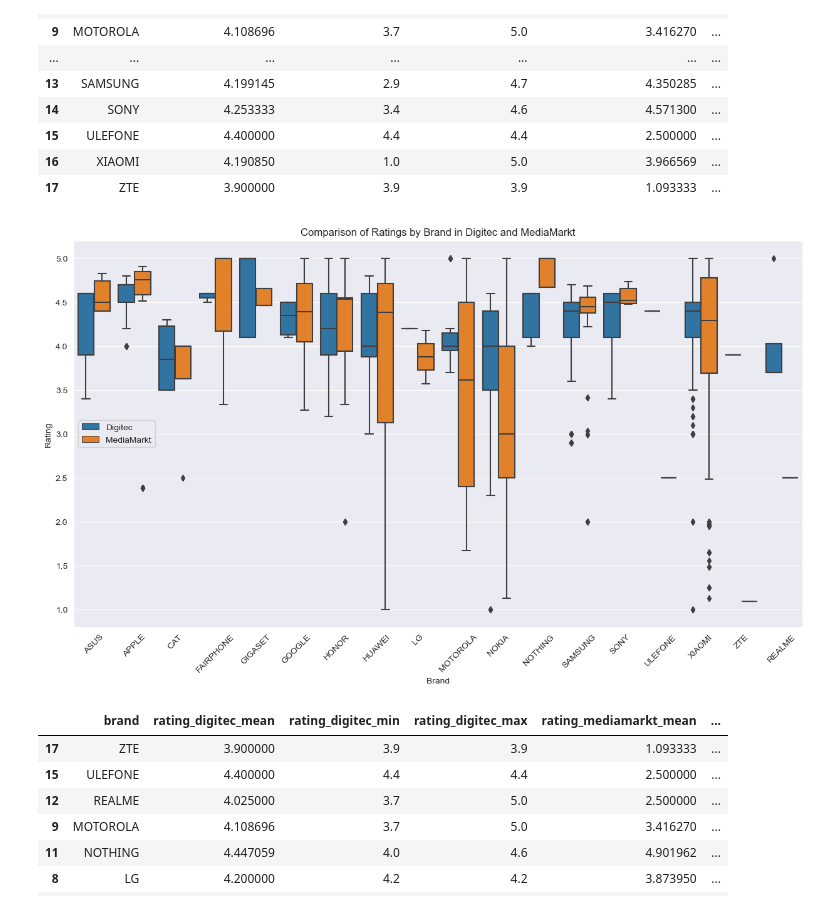
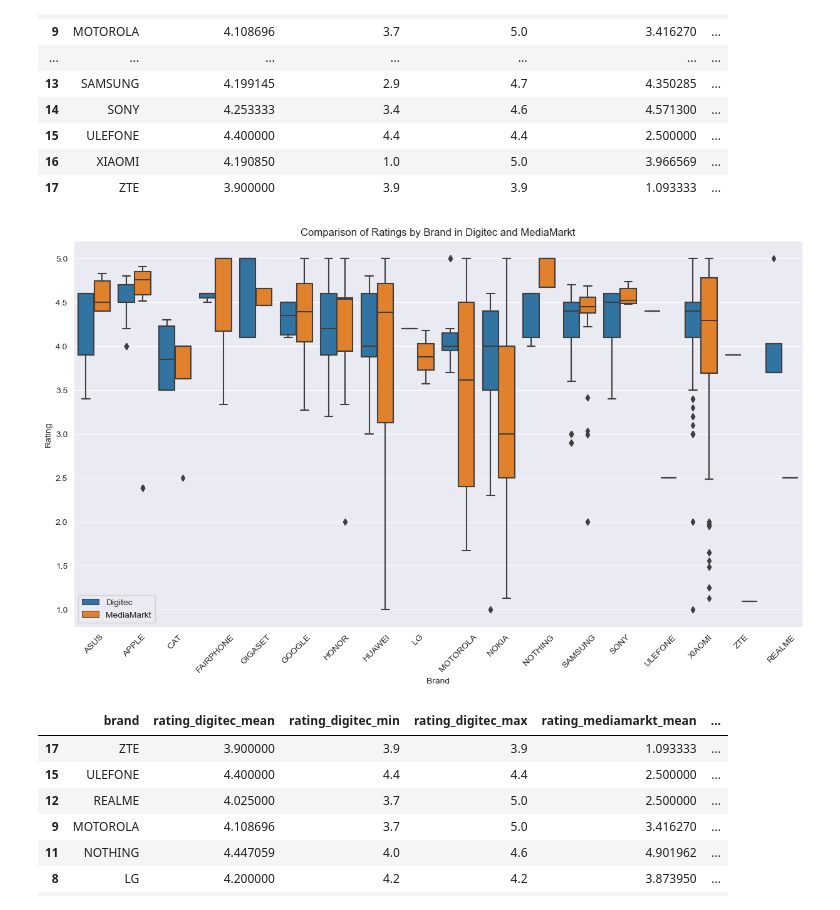
Before and after one commit to rportm/cip_project, a Jupyter notebook: data_analysis.ipynb, the cells around one changed output. Cells and saved outputs as stored; diff of their text form; code cells hidden in the pictures.

```diff
--- a/data_analysis.ipynb
+++ b/data_analysis.ipynb
@@ -162,28 +164,28 @@ ratings_grouped
 # %%
 # Melting the DataFrame to get a long format suitable for seaborn boxplot
 melted_ratings = df_ratings.melt(id_vars=['brand'],
                                 value_vars=['rating_digitec', 'rating_mediamarkt'],
                                 var_name='Store',
                                 value_name='Rating')
 
 # Replacing the column names for better readability in the plot
 melted_ratings['Store'] = melted_ratings['Store'].replace({'rating_digitec': 'Digitec', 'rating_mediamarkt': 'MediaMarkt'})
 
 # Creating the grouped boxplots
 plt.figure(figsize=(15, 8))
 sns.boxplot(x='brand', y='Rating', hue='Store', data=melted_ratings)
 
 # Enhancing the plot
 plt.title('Comparison of Ratings by Brand in Digitec and MediaMarkt')
 plt.xticks(rotation=45)
 plt.xlabel('Brand')
 plt.ylabel('Rating')
-plt.legend(loc="center left")
+plt.legend(loc="lower left")
 
 # Display the plot
 plt.show()
 # %% [output]
-[figure, old version]
+[figure, new version]
 # %%
 #in which brands do the ratings differ the most?
 ratings_grouped["rating_diff_mean"] = abs(ratings_grouped["rating_digitec_mean"] - ratings_grouped["rating_mediamarkt_mean"])
```
Also changed, not shown: parts of 8 cells of this notebook.
